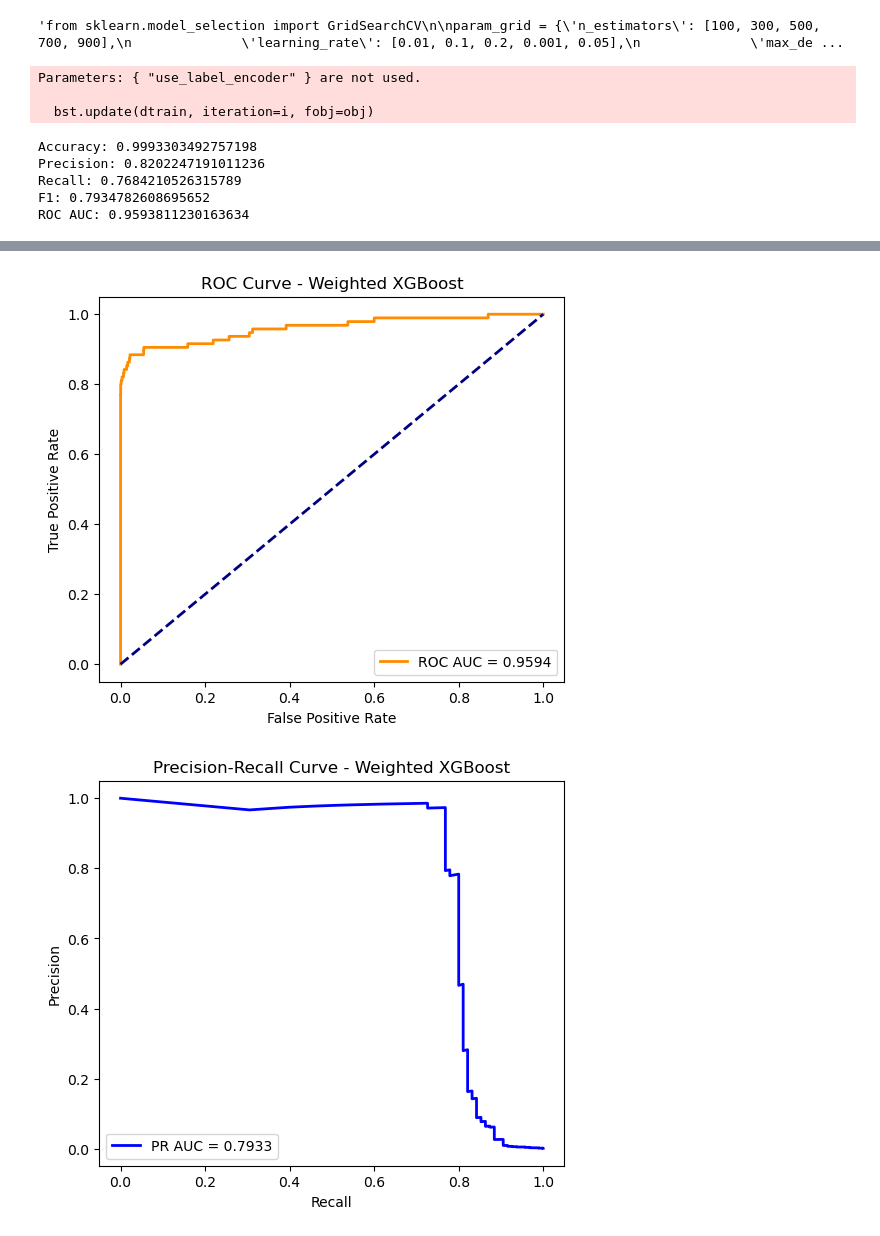
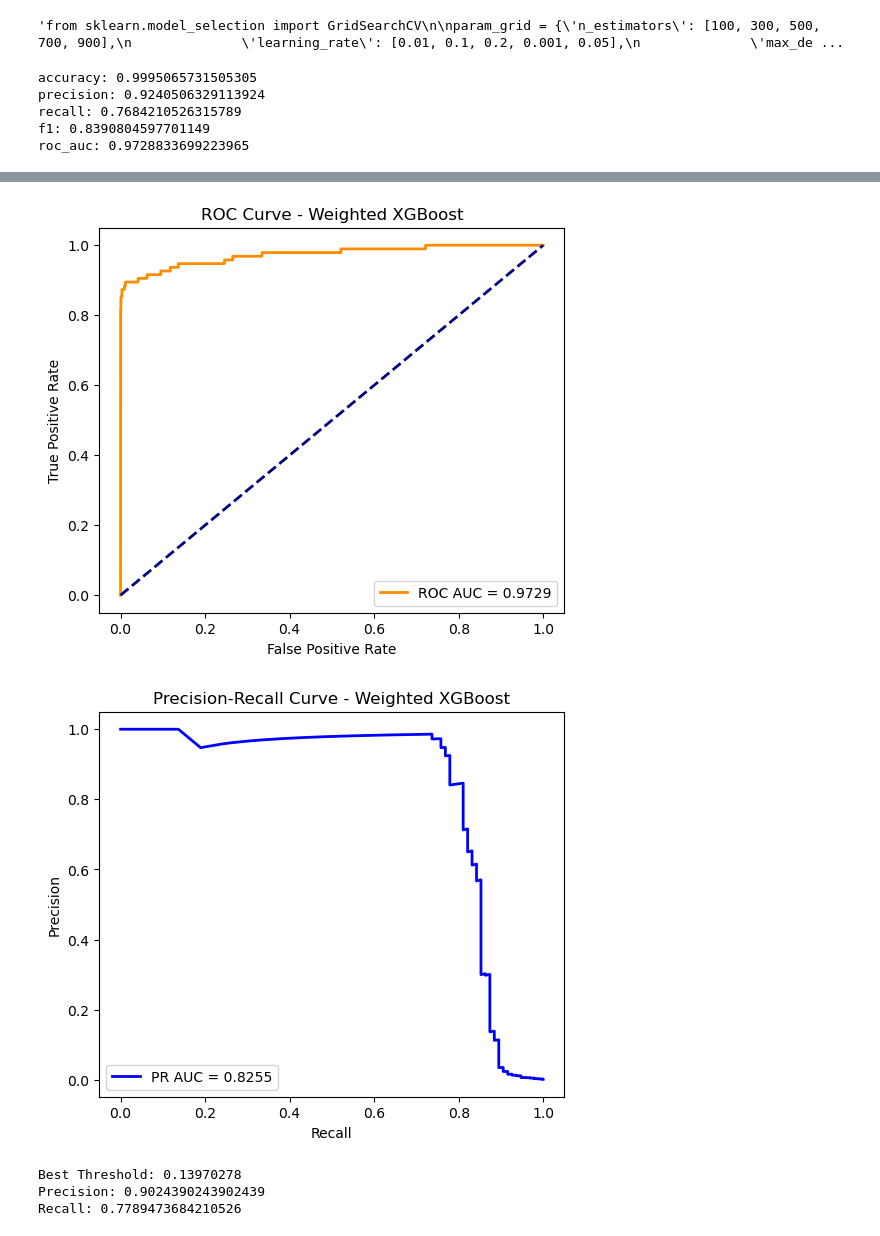
Before and after one commit to abdelrahman611982/Credit-Card-Fraud-Detection, a Jupyter notebook: Credit Card Fraud Detection.ipynb, the cells around one changed output, grey strips where cells are left out. Drawn from its saved outputs; the diff is of its cells as text; code cells hidden in the pictures.

```diff
--- a/Credit Card Fraud Detection.ipynb
+++ b/Credit Card Fraud Detection.ipynb
@@ -4,7 +4,7 @@ import numpy as np
 import matplotlib.pyplot as plt
 import seaborn as sns
 # %%
-df = pd.read_csv(r"C:\Users\osman\Desktop\Credit-Card-Fraud-Detection\creditcard.csv")
+df = pd.read_csv(r"C:\Users\shryf\OneDrive\Desktop\Credit-Card-Fraud-Detection\data\creditcard.csv")
 # Show all columns
 pd.options.display.max_columns = None
 df.head()
@@ -500,7 +500,7 @@ xgb_Weighted = XGBClassifier(random_state=42,
                              eval_metric='logloss',
                              scale_pos_weight= (y_train == 0).sum() / (y_train == 1).sum())
 
-xgb_Weighted.fit(x_train_resampled, y_train_resampled)
+xgb_Weighted.fit(x_train, y_train)
 # %% [output]
 Parameters: { "use_label_encoder" } are not used.
 
@@ -581,31 +581,55 @@ print("Best Hyperparameters:", best_param)'''
 # %%
 xgb_Weighted = XGBClassifier(random_state=42,
                              max_depth= 5,
                              learning_rate= 0.2,
                              n_estimators= 900,
-                             use_label_encoder=False,
                              eval_metric='logloss',
                              scale_pos_weight= (y_train == 0).sum() / (y_train == 1).sum())
 
-xgb_Weighted.fit(x_train_resampled, y_train_resampled)
-results = evaluate_model(xgb_Weighted, x_test, y_test)
-print("Accuracy:", results["accuracy"])
-print("Precision:", results["precision"])
-print("Recall:", results["recall"])
-print("F1:", results["f1"])
-print("ROC AUC:", results["roc_auc"])
-plot_confusion_matrix(results["confusion_matrix"], "Weighted XGBoost")
-plot_roc_curve(y_test, results["y_prob"], "Weighted XGBoost")
-plot_precision_recall_curve(y_test, results["y_prob"], "Weighted XGBoost")
+xgb_Weighted.fit(x_train, y_train)
+
+y_probs = xgb_Weighted.predict_proba(x_test)[:,1]
+threshold = 0.3
+y_pred = (y_probs >= threshold).astype(int)
+
+print("accuracy:", accuracy_score(y_test, y_pred))
+print("precision:", precision_score(y_test, y_pred))
+print("recall:", recall_score(y_test, y_pred))
+print("f1:", f1_score(y_test, y_pred))
+print("roc_auc:", roc_auc_score(y_test, y_probs))
+
+plot_confusion_matrix(confusion_matrix(y_test, y_pred), "Weighted XGBoost")
+plot_roc_curve(y_test, y_probs, "Weighted XGBoost")
+plot_precision_recall_curve(y_test, y_probs, "Weighted XGBoost")
 # %% [output]
-Parameters: { "use_label_encoder" } are not used.
-
-  bst.update(dtrain, iteration=i, fobj=obj)
+accuracy: 0.9995065731505305
+precision: 0.9240506329113924
+recall: 0.7684210526315789
+f1: 0.8390804597701149
+roc_auc: 0.9728833699223965
-Accuracy: 0.9993303492757198
-Precision: 0.8202247191011236
-Recall: 0.7684210526315789
-F1: 0.7934782608695652
-ROC AUC: 0.9593811230163634
 [figure]
-[figure, old version]
+[figure, new version]
-[figure, old version]
+[figure, new version]
+# %%
+from sklearn.metrics import precision_recall_curve
+import numpy as np
+
+precisions, recalls, thresholds = precision_recall_curve(y_test, y_probs)
+precision_condition = precisions[:-1] >= 0.9
+
+valid_recalls = recalls[:-1][precision_condition]
+valid_thresholds = thresholds[precision_condition]
+
+best_index = np.argmax(valid_recalls)
+
+best_threshold = valid_thresholds[best_index]
+best_recall = valid_recalls[best_index]
+best_precision = precisions[:-1][precision_condition][best_index]
+
+print("Best Threshold:", best_threshold)
+print("Precision:", best_precision)
+print("Recall:", best_recall)
+# %% [output]
+Best Threshold: 0.13970278
+Precision: 0.9024390243902439
+Recall: 0.7789473684210526
```
Also changed, not shown: parts of 2 cells of this notebook.
